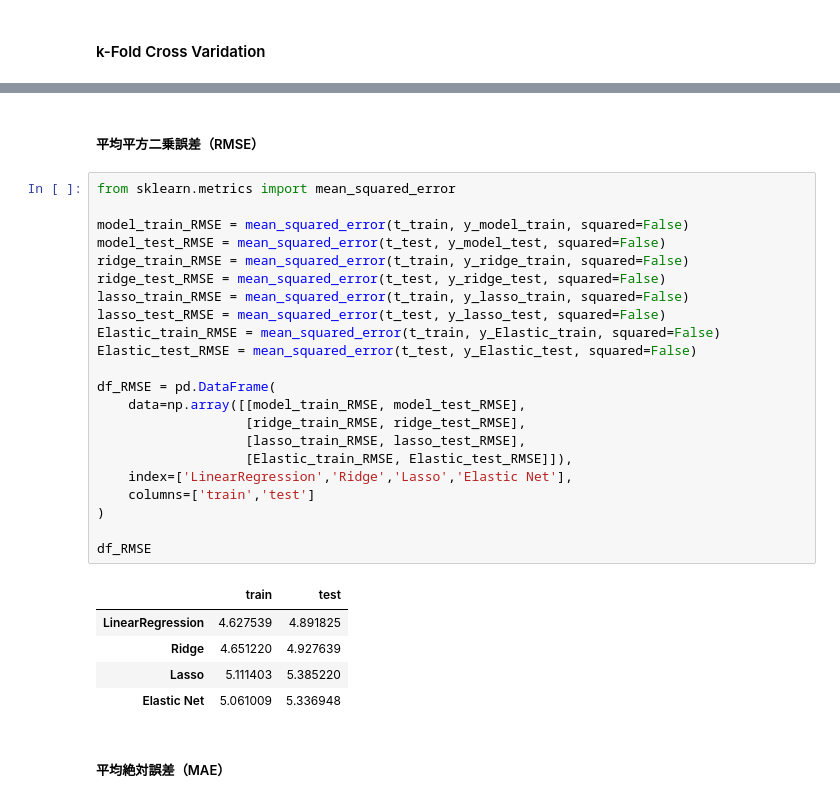
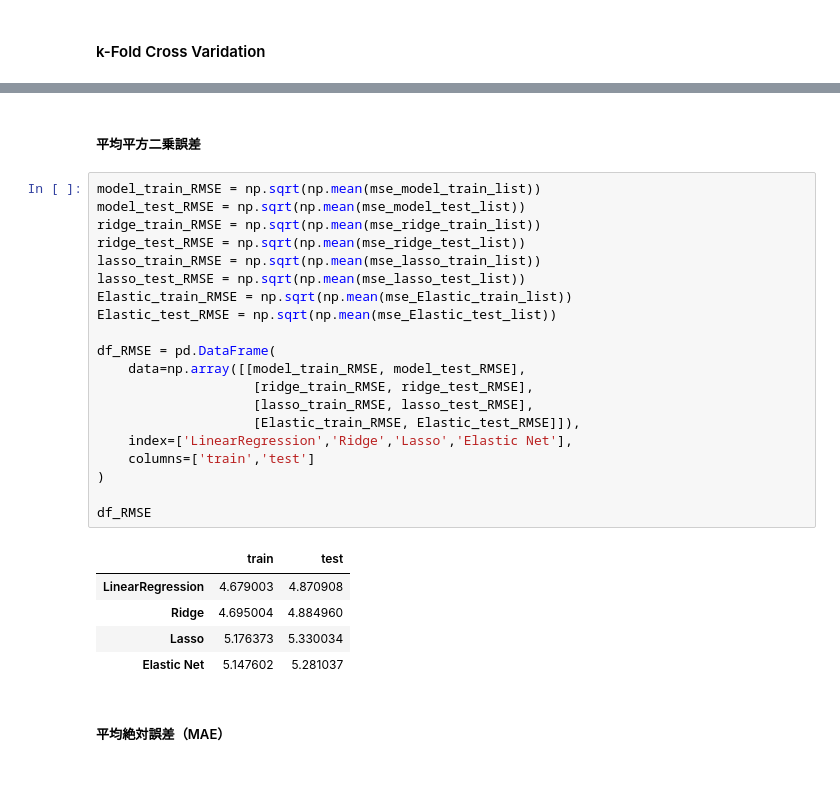
Before and after one commit to tkkazuya/machine_learning, a Jupyter notebook: Regression/Regression.ipynb, the cells around one changed output, grey strips where cells are left out. Drawn from its saved outputs; the diff is of its cells as text.

```diff
--- a/Regression/Regression.ipynb
+++ b/Regression/Regression.ipynb
@@ -190,32 +271,30 @@ df_r2
 # %% [markdown]
-##### 平均平方二乗誤差（RMSE）
+##### 平均平方二乗誤差
-# %%
-from sklearn.metrics import mean_squared_error
-
-model_train_RMSE = mean_squared_error(t_train, y_model_train, squared=False)
-model_test_RMSE = mean_squared_error(t_test, y_model_test, squared=False)
-ridge_train_RMSE = mean_squared_error(t_train, y_ridge_train, squared=False)
-ridge_test_RMSE = mean_squared_error(t_test, y_ridge_test, squared=False)
-lasso_train_RMSE = mean_squared_error(t_train, y_lasso_train, squared=False)
-lasso_test_RMSE = mean_squared_error(t_test, y_lasso_test, squared=False)
-Elastic_train_RMSE = mean_squared_error(t_train, y_Elastic_train, squared=False)
-Elastic_test_RMSE = mean_squared_error(t_test, y_Elastic_test, squared=False)
-
-df_RMSE = pd.DataFrame(
-    data=np.array([[model_train_RMSE, model_test_RMSE],
-                   [ridge_train_RMSE, ridge_test_RMSE],
-                   [lasso_train_RMSE, lasso_test_RMSE],
-                   [Elastic_train_RMSE, Elastic_test_RMSE]]),
-    index=['LinearRegression','Ridge','Lasso','Elastic Net'],
-    columns=['train','test']
-)
-
-df_RMSE
-# %% [output]
-|  | train | test |
-| LinearRegression | 4.627539 | 4.891825 |
-| Ridge | 4.651220 | 4.927639 |
-| Lasso | 5.111403 | 5.385220 |
-| Elastic Net | 5.061009 | 5.336948 |
+# %%
+model_train_RMSE = np.sqrt(np.mean(mse_model_train_list))
+model_test_RMSE = np.sqrt(np.mean(mse_model_test_list))
+ridge_train_RMSE = np.sqrt(np.mean(mse_ridge_train_list))
+ridge_test_RMSE = np.sqrt(np.mean(mse_ridge_test_list))
+lasso_train_RMSE = np.sqrt(np.mean(mse_lasso_train_list))
+lasso_test_RMSE = np.sqrt(np.mean(mse_lasso_test_list))
+Elastic_train_RMSE = np.sqrt(np.mean(mse_Elastic_train_list))
+Elastic_test_RMSE = np.sqrt(np.mean(mse_Elastic_test_list))
+
+df_RMSE = pd.DataFrame(
+    data=np.array([[model_train_RMSE, model_test_RMSE],
+                    [ridge_train_RMSE, ridge_test_RMSE],
+                    [lasso_train_RMSE, lasso_test_RMSE],
+                    [Elastic_train_RMSE, Elastic_test_RMSE]]),
+    index=['LinearRegression','Ridge','Lasso','Elastic Net'],
+    columns=['train','test']
+)
+
+df_RMSE
+# %% [output]
+|  | train | test |
+| LinearRegression | 4.679003 | 4.870908 |
+| Ridge | 4.695004 | 4.884960 |
+| Lasso | 5.176373 | 5.330034 |
+| Elastic Net | 5.147602 | 5.281037 |
 # %% [markdown]
 ##### 平均絶対誤差（MAE）
```
Also changed, not shown: parts of 3 cells of this notebook, 1 other file.
